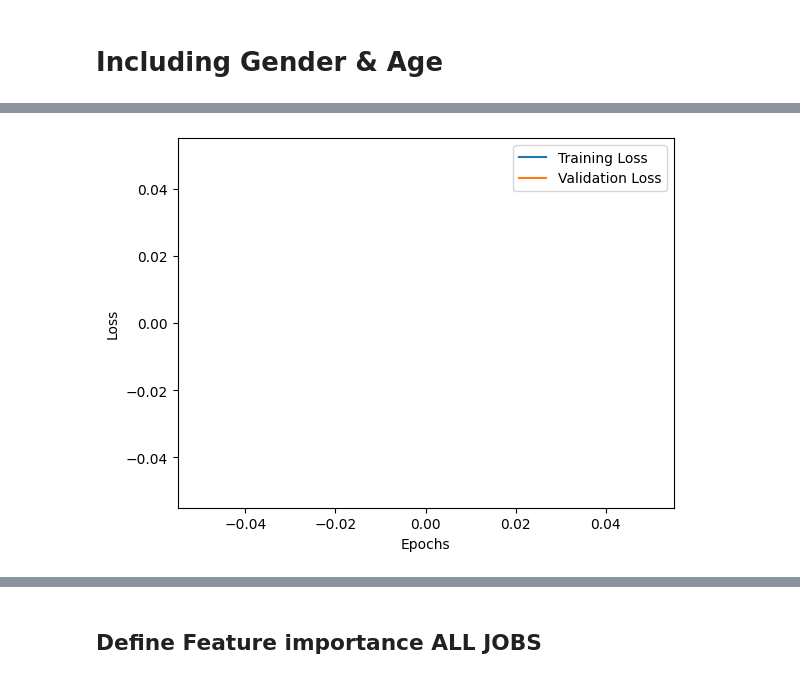
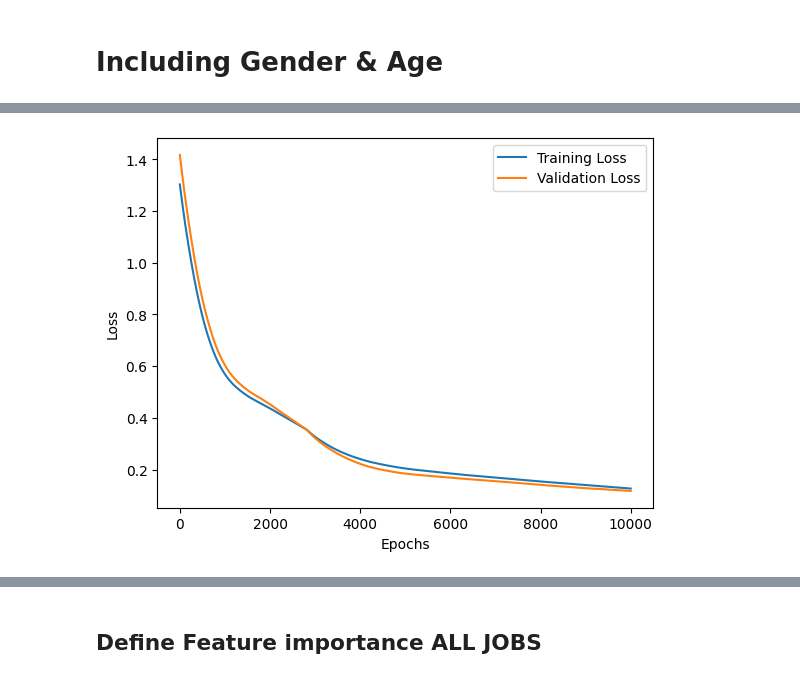
Before and after one commit to CarloRobbiani/ml_project, a Jupyter notebook: Salary new dataset/salary prediction.ipynb, the cells around one changed output, grey strips where cells are left out. Cells and saved outputs as stored; diff of their text form; code cells hidden in the pictures.

```diff
--- a/Salary new dataset/salary prediction.ipynb
+++ b/Salary new dataset/salary prediction.ipynb
@@ -415,7 +435,7 @@ output_dim = 1
 model_SE = RegressionModel(input_dim, hidden_dim, output_dim)
 
 criterion = nn.MSELoss()
-optimizer = torch.optim.Adam(model_SE.parameters(), lr=0.001, weight_decay=1e-4)  # Add weight decay for L2 regularization
+optimizer = torch.optim.Adam(model_SE.parameters(), lr=0.0001, weight_decay=1e-4)  # Add weight decay for L2 regularization
 
 # Prepare data for PyTorch
 X_train = torch.tensor(train[['Years of Experience', 'Education Level']].values, dtype=torch.float32)
@@ -488,15 +518,22 @@ from sklearn.model_selection import train_test_split
 # Filter data for a specific job title
 job = 'Software Engineer'
 df_job = df[df['Job Title'] == job]
+df_job = df_job[df_job['Gender'] != 'Other']
 df_job = df_job.dropna(subset=['Salary', 'Years of Experience', 'Education Level', 'Gender', 'Age']).copy()
 
+
+
+# -----------NOT NECESSARY IF ALREADY DONE -------------
 # Encode 'Education Level' for simplicity
-education_mapping = {'High School': 0, 'Bachelor\'s': 1, 'Master\'s': 2, 'PhD': 3}
-df_job['Education Level'] = df_job['Education Level'].map(education_mapping).copy()
+#education_mapping = {'High School': 0, 'Bachelor\'s': 1, 'Master\'s': 2, 'PhD': 3}
+#df_job['Education Level'] = df_job['Education Level'].map(education_mapping).copy()
 
 # Encode 'Gender'
-gender_mapping = {'Male': 0, 'Female': 1}
-df_job['Gender'] = df_job['Gender'].map(gender_mapping).copy()
+##gender_mapping = {'Male': 0, 'Female': 1}
+#df_job['Gender'] = df_job['Gender'].map(gender_mapping).copy()
+
+#-----------------------------------
+print(f"df_job na: {df_job.isna().sum()}")
 
 # Split the data
 train, test = train_test_split(df_job, test_size=0.3, random_state=42)
@@ -508,6 +545,8 @@ train[['Years of Experience', 'Salary', 'Age']] = scaler.fit_transform(train[['Y
 val[['Years of Experience', 'Salary', 'Age']] = scaler.transform(val[['Years of Experience', 'Salary', 'Age']])
 test[['Years of Experience', 'Salary', 'Age']] = scaler.transform(test[['Years of Experience', 'Salary', 'Age']])
 
+joblib.dump(scaler, "scaler_only_se")
+
 # Set up model parameters
 input_dim = 4  # Years of Experience, Education Level, Gender, Age
 hidden_dim = 20
@@ -515,7 +554,7 @@ output_dim = 1
 model_SE_gen_age = RegressionModel(input_dim, hidden_dim, output_dim)
 
 criterion = nn.MSELoss()
-optimizer = torch.optim.Adam(model_SE_gen_age.parameters(), lr=0.001, weight_decay=1e-4)  # Add weight decay for L2 regularization
+optimizer = torch.optim.Adam(model_SE_gen_age.parameters(), lr=0.0001, weight_decay=1e-4)  # Add weight decay for L2 regularization
 
 # Prepare data for PyTorch
 X_train = torch.tensor(train[['Years of Experience', 'Education Level', 'Gender', 'Age']].values, dtype=torch.float32)
@@ -524,6 +563,8 @@ X_val = torch.tensor(val[['Years of Experience', 'Education Level', 'Gender', 'A
 y_val = torch.tensor(val['Salary'].values, dtype=torch.float32).view(-1, 1)
 X_test = torch.tensor(test[['Years of Experience', 'Education Level', 'Gender', 'Age']].values, dtype=torch.float32)
 y_test = torch.tensor(test['Salary'].values, dtype=torch.float32).view(-1, 1)
+
+
 
 # Training loop
 train_losses, val_losses = [], []
@@ -567,10 +608,13 @@ with torch.no_grad():
 y_test_pred_unscaled = scaler.inverse_transform(
     torch.cat((X_test[:, 0].unsqueeze(1), y_test_pred, X_test[:, 1:2]), dim=1))[:, 1]
 
+
 sum_error_SE_ga = 0
 for i, pred in enumerate(y_test_pred_unscaled):
     actual_salary = scaler.inverse_transform(test[['Years of Experience', 'Salary', 'Age']].values)[i][1]
     sum_error_SE_ga += abs(pred - actual_salary)/ len(y_test_pred_unscaled)
 
+
+torch.save(model_SE_gen_age.state_dict(), "model_SE_gen_age.pth")
 print(f"Average Error: {sum_error_SE_ga}")
 # %% [output]
@@ -587 +638 @@ Epoch 9000 - Train Loss: nan | Validation Loss: nan
-[figure, old version]
+[figure, new version]
```
Also changed, not shown: parts of 8 cells of this notebook, 4 other files.
